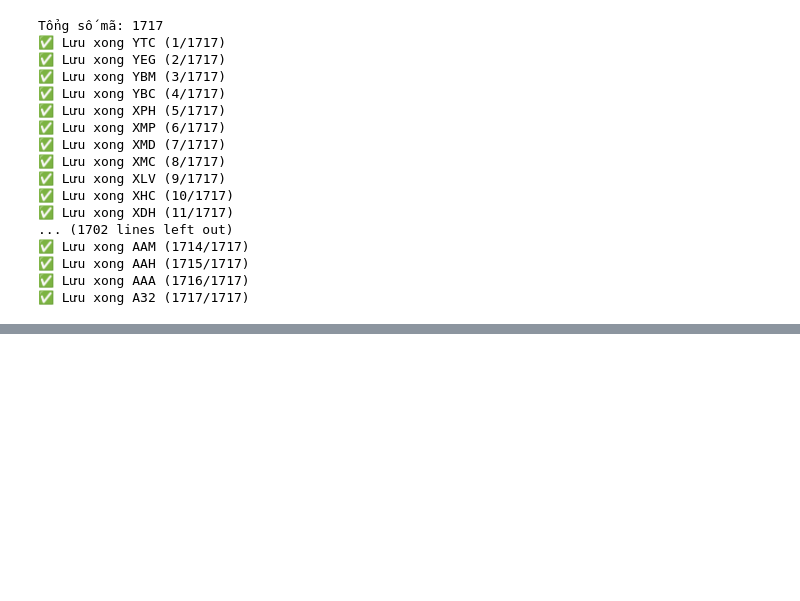
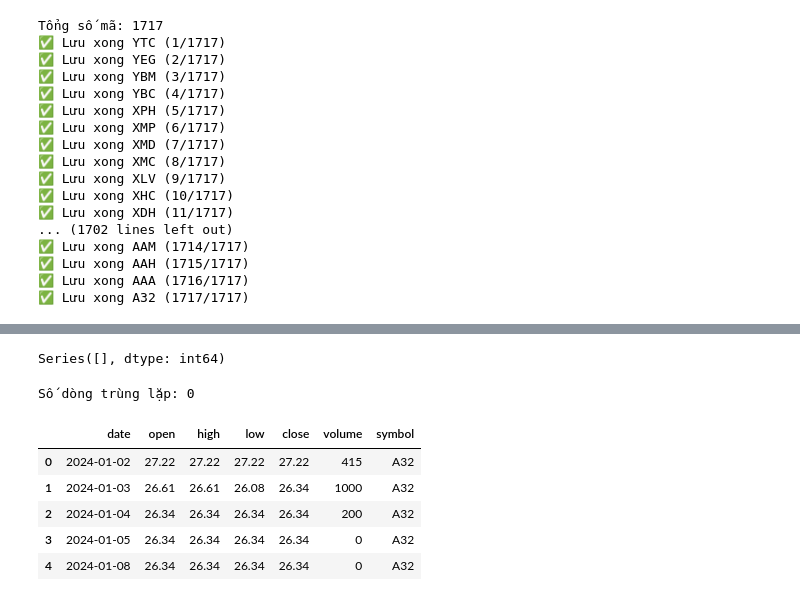
Before and after one commit to hduongg09/stock_predict, a Jupyter notebook: stock.ipynb, the cells around one changed output, grey strips where cells are left out. Cells and saved outputs as stored; diff of their text form; code cells hidden in the pictures; blank space fills up the shorter version.

```diff
--- a/stock.ipynb
+++ b/stock.ipynb
@@ -102,0 +169,12 @@ Tổng số mã: 1717
+# %%
+df = df.rename(columns={
+    "tradingDate":"date","TradingDate":"date","time":"date",
+    "Open":"open","High":"high","Low":"low","Close":"close","Volume":"volume"
+})
+need = ["date","open","high","low","close","volume","symbol"]
+missing = [c for c in need if c not in df.columns]
+if missing:
+    raise ValueError(f"Thiếu cột: {missing}")
+
+df["date"] = pd.to_datetime(df["date"])
+df = df.sort_values(["symbol","date"]).reset_index(drop=True)
@@ -102,0 +226,20 @@ Tổng số mã: 1717
+# %%
+missing = df.isnull().sum()
+missing = missing[missing > 0].sort_values(ascending=False)
+print(missing)
+# %% [output]
+Series([], dtype: int64)
+# %%
+duplicates = df.duplicated().sum()
+print("Số dòng trùng lặp:", duplicates)
+# %% [output]
+Số dòng trùng lặp: 0
+# %%
+df.head()
+# %% [output]
+|  | date | open | high | low | close | volume | symbol |
+| 0 | 2024-01-02 | 27.22 | 27.22 | 27.22 | 27.22 | 415 | A32 |
+| 1 | 2024-01-03 | 26.61 | 26.61 | 26.08 | 26.34 | 1000 | A32 |
+| 2 | 2024-01-04 | 26.34 | 26.34 | 26.34 | 26.34 | 200 | A32 |
+| 3 | 2024-01-05 | 26.34 | 26.34 | 26.34 | 26.34 | 0 | A32 |
+| 4 | 2024-01-08 | 26.34 | 26.34 | 26.34 | 26.34 | 0 | A32 |
```
Also changed, not shown: parts of 15 cells of this notebook.
